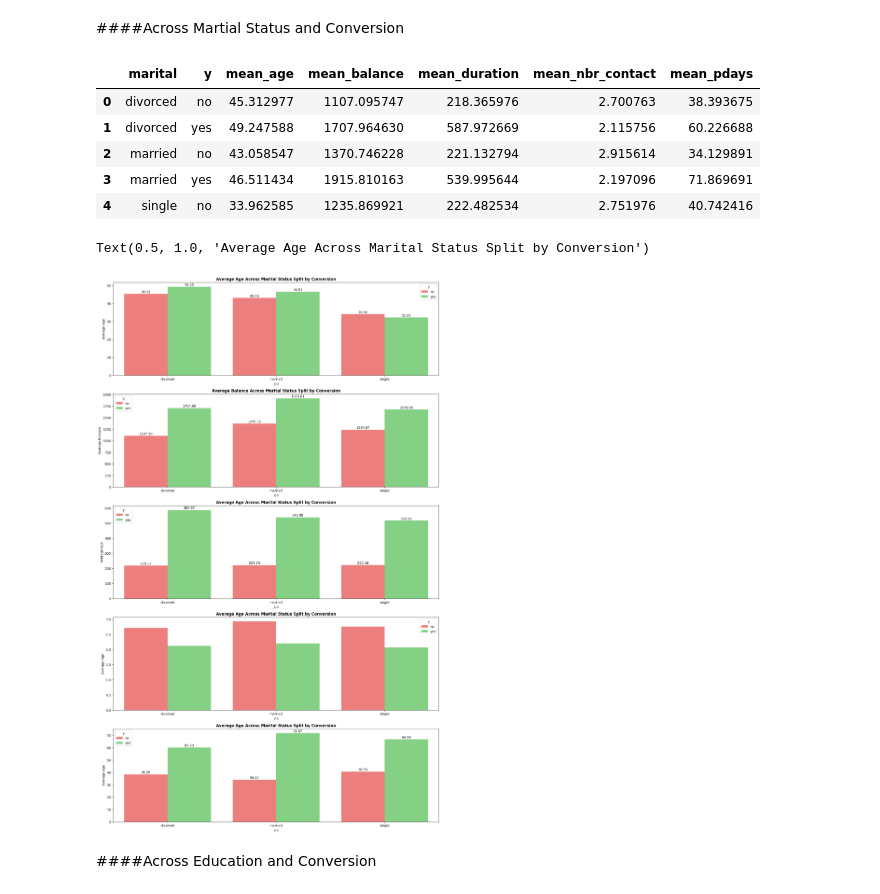
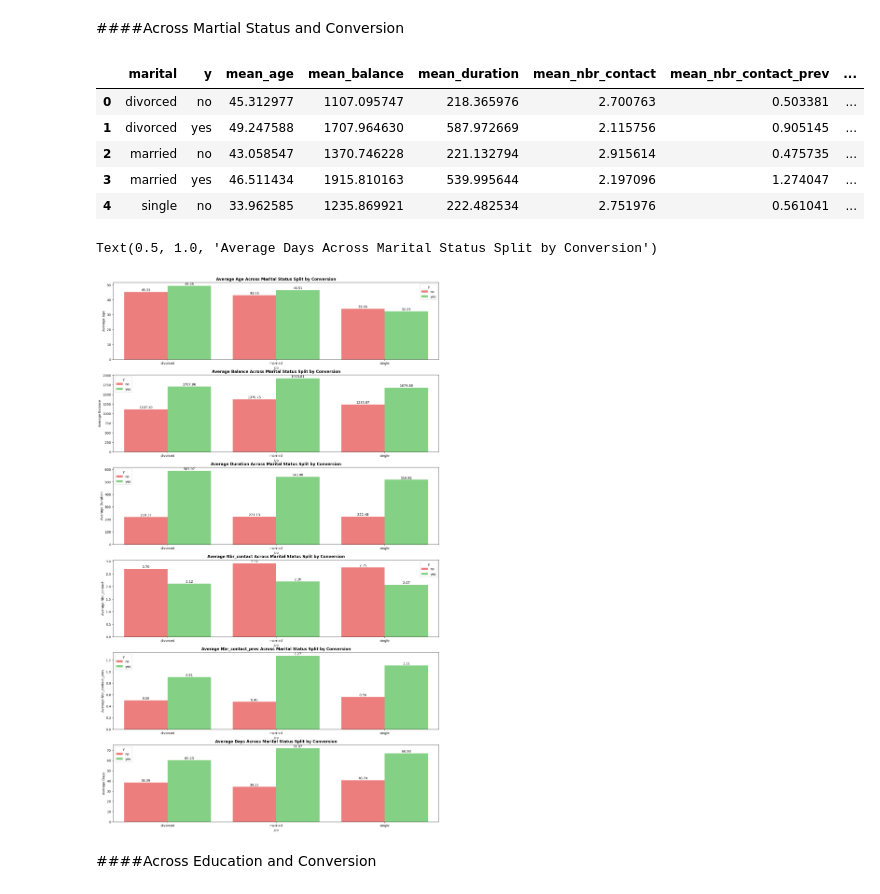
Before and after one commit to chayanbasu007/td_cross_sell_model, a Jupyter notebook: TD_Cross_Sell_Model.ipynb, the cells around one changed output. Cells and saved outputs as stored; diff of their text form; code cells hidden in the pictures.

```diff
--- a/TD_Cross_Sell_Model.ipynb
+++ b/TD_Cross_Sell_Model.ipynb
@@ -729,5 +728,5 @@ job_td_df.head()
 # %%
-fig,axes = plt.subplots(5,1,figsize =(18,30))
+fig,axes = plt.subplots(6,1,figsize =(18,30))
 
 #fig1
 sns.barplot(data = job_td_df, x='job', y='mean_age', hue='y', errorbar=None, palette = custom_palette, ax = axes[0])
@@ -755,18 +754,26 @@ axes[2].set_title('Average Duration Across Jobs Split by Conversion', fontweight
 
 #fig4
 sns.barplot(data = job_td_df, x='job', y='mean_nbr_contact', hue='y', errorbar=None, palette = custom_palette, ax = axes[3])
-for container in axes[0].containers:
+for container in axes[3].containers:
         axes[3].bar_label(container, fmt='%0.2f', label_type='edge', padding=1)
 axes[3].set_xlabel('Job')
 axes[3].set_ylabel('Average Nbr_contact')
 axes[3].set_title('Average Nbr_contact Across Jobs Split by Conversion', fontweight ='bold', fontsize = 12)
 
 #fig5
-sns.barplot(data = job_td_df, x='job', y='mean_pdays', hue='y', errorbar=None, palette = custom_palette, ax = axes[4])
+sns.barplot(data = job_td_df, x='job', y='mean_nbr_contact_prev', hue='y', errorbar=None, palette = custom_palette, ax = axes[4])
 for container in axes[4].containers:
         axes[4].bar_label(container, fmt='%0.2f', label_type='edge', padding=1)
 axes[4].set_xlabel('Job')
-axes[4].set_ylabel('Average Days')
-axes[4].set_title('Average Days Across Jobs Split by Conversion', fontweight ='bold', fontsize = 12)
+axes[4].set_ylabel('Average Nbr_contact_prev')
+axes[4].set_title('Average Nbr_contact_prev Across Marital Status Split by Conversion', fontweight ='bold', fontsize = 12)
+
+#fig5
+sns.barplot(data = job_td_df, x='job', y='mean_pdays', hue='y', errorbar=None, palette = custom_palette, ax = axes[5])
+for container in axes[5].containers:
+        axes[5].bar_label(container, fmt='%0.2f', label_type='edge', padding=1)
+axes[5].set_xlabel('Job')
+axes[5].set_ylabel('Average Days')
+axes[5].set_title('Average Days Across Jobs Split by Conversion', fontweight ='bold', fontsize = 12)
 # %% [output]
 Text(0.5, 1.0, 'Average Days Across Jobs Split by Conversion')
@@ -778,18 +785,19 @@ marital_td_df = df.groupby(['marital','y']).agg(mean_age =('age','mean'),
                                   mean_balance =('balance','mean'),
                                   mean_duration =('duration','mean'),
                                   mean_nbr_contact =('campaign','mean'),
+                                  mean_nbr_contact_prev =('previous','mean'),
                                   mean_pdays =('pdays','mean'),
                                   ).reset_index()
 marital_td_df.head()
 # %% [output]
-|  | marital | y | mean_age | mean_balance | mean_duration | mean_nbr_contact | mean_pdays |
-| 0 | divorced | no | 45.312977 | 1107.095747 | 218.365976 | 2.700763 | 38.393675 |
-| 1 | divorced | yes | 49.247588 | 1707.964630 | 587.972669 | 2.115756 | 60.226688 |
-| 2 | married | no | 43.058547 | 1370.746228 | 221.132794 | 2.915614 | 34.129891 |
-| 3 | married | yes | 46.511434 | 1915.810163 | 539.995644 | 2.197096 | 71.869691 |
-| 4 | single | no | 33.962585 | 1235.869921 | 222.482534 | 2.751976 | 40.742416 |
+|  | marital | y | mean_age | mean_balance | mean_duration | mean_nbr_contact | mean_nbr_contact_prev | ... |
+| 0 | divorced | no | 45.312977 | 1107.095747 | 218.365976 | 2.700763 | 0.503381 | ... |
+| 1 | divorced | yes | 49.247588 | 1707.964630 | 587.972669 | 2.115756 | 0.905145 | ... |
+| 2 | married | no | 43.058547 | 1370.746228 | 221.132794 | 2.915614 | 0.475735 | ... |
+| 3 | married | yes | 46.511434 | 1915.810163 | 539.995644 | 2.197096 | 1.274047 | ... |
+| 4 | single | no | 33.962585 | 1235.869921 | 222.482534 | 2.751976 | 0.561041 | ... |
 # %%
-fig,axes = plt.subplots(5,1,figsize =(18,30))
+fig,axes = plt.subplots(6,1,figsize =(18,30))
 
 #fig1
 sns.barplot(data = marital_td_df, x='marital', y='mean_age', hue='y', errorbar=None, palette = custom_palette, ax = axes[0])
@@ -800,39 +808,47 @@ axes[0].set_ylabel('Average Age')
 axes[0].set_title('Average Age Across Marital Status Split by Conversion', fontweight ='bold', fontsize = 12)
 
 #fig2
 sns.barplot(data = marital_td_df, x='marital', y='mean_balance', hue='y', errorbar=None, palette = custom_palette, ax = axes[1])
 for container in axes[1].containers:
         axes[1].bar_label(container, fmt='%0.2f', label_type='edge', padding=1)
 axes[1].set_xlabel('Job')
 axes[1].set_ylabel('Average Balance')
 axes[1].set_title('Average Balance Across Marital Status Split by Conversion', fontweight ='bold', fontsize = 12)
 
 #fig3
 sns.barplot(data = marital_td_df, x='marital', y='mean_duration', hue='y', errorbar=None, palette = custom_palette, ax = axes[2])
 for container in axes[2].containers:
         axes[2].bar_label(container, fmt='%0.2f', label_type='edge', padding=1)
 axes[2].set_xlabel('Job')
 axes[2].set_ylabel('Average Duration')
 axes[2].set_title('Average Duration Across Marital Status Split by Conversion', fontweight ='bold', fontsize = 12)
 
 #fig4
 sns.barplot(data = marital_td_df, x='marital', y='mean_nbr_contact', hue='y', errorbar=None, palette = custom_palette, ax = axes[3])
-for container in axes[0].containers:
+for container in axes[3].containers:
         axes[3].bar_label(container, fmt='%0.2f', label_type='edge', padding=1)
 axes[3].set_xlabel('Job')
 axes[3].set_ylabel('Average Nbr_contact')
 axes[3].set_title('Average Nbr_contact Across Marital Status Split by Conversion', fontweight ='bold', fontsize = 12)
 
 #fig5
-sns.barplot(data = marital_td_df, x='marital', y='mean_pdays', hue='y', errorbar=None, palette = custom_palette, ax = axes[4])
+sns.barplot(data = marital_td_df, x='marital', y='mean_nbr_contact_prev', hue='y', errorbar=None, palette = custom_palette, ax = axes[4])
 for container in axes[4].containers:
         axes[4].bar_label(container, fmt='%0.2f', label_type='edge', padding=1)
 axes[4].set_xlabel('Job')
-axes[4].set_ylabel('Average Days')
-axes[4].set_title('Average Days Across Marital Status Split by Conversion', fontweight ='bold', fontsize = 12)
+axes[4].set_ylabel('Average Nbr_contact_prev')
+axes[4].set_title('Average Nbr_contact_prev Across Marital Status Split by Conversion', fontweight ='bold', fontsize = 12)
+
+#fig6
+sns.barplot(data = marital_td_df, x='marital', y='mean_pdays', hue='y', errorbar=None, palette = custom_palette, ax = axes[5])
+for container in axes[5].containers:
+        axes[5].bar_label(container, fmt='%0.2f', label_type='edge', padding=1)
+axes[5].set_xlabel('Job')
+axes[5].set_ylabel('Average Days')
+axes[5].set_title('Average Days Across Marital Status Split by Conversion', fontweight ='bold', fontsize = 12)
 # %% [output]
-Text(0.5, 1.0, 'Average Age Across Marital Status Split by Conversion')
+Text(0.5, 1.0, 'Average Days Across Marital Status Split by Conversion')
-[figure, old version]
+[figure, new version]
 # %% [markdown]
 ####Across Education and Conversion
 # %%
```
Also changed, not shown: parts of 9 cells of this notebook.
